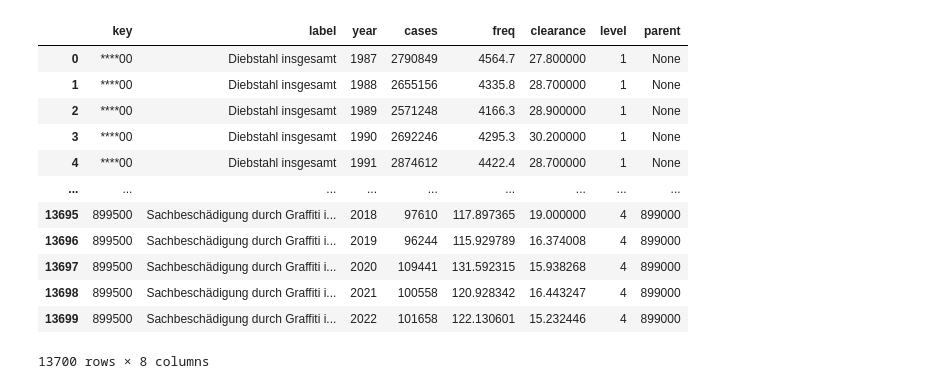
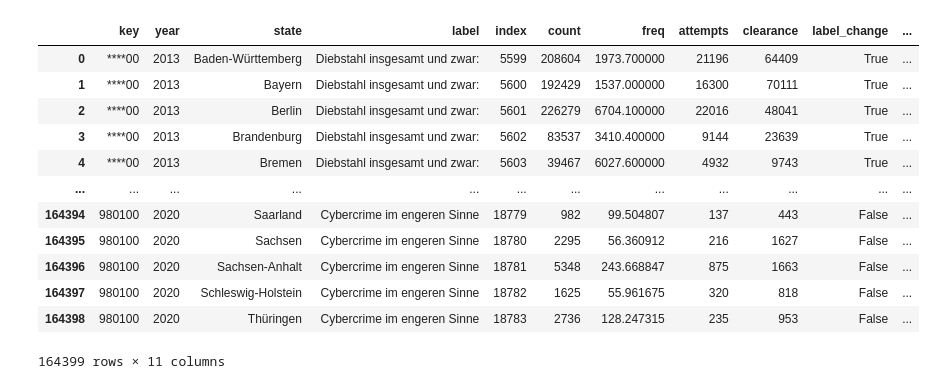
Before and after one commit to andmbg/pks, a Jupyter notebook: notebooks/zeitreihen.ipynb, the cells around one changed output. Saved outputs shown, nothing was run; the diff lists cells and outputs as text; code cells hidden in the pictures.

```diff
--- a/notebooks/zeitreihen.ipynb
+++ b/notebooks/zeitreihen.ipynb
@@ -16,16 +14,20 @@ data.columns = [
-# %%
-hierarchize_data(data)
-# %% [output]
-|  | key | label | year | cases | freq | clearance | level | parent |
-| 0 | ****00 | Diebstahl insgesamt | 1987 | 2790849 | 4564.7 | 27.800000 | 1 | None |
-| 1 | ****00 | Diebstahl insgesamt | 1988 | 2655156 | 4335.8 | 28.700000 | 1 | None |
-| 2 | ****00 | Diebstahl insgesamt | 1989 | 2571248 | 4166.3 | 28.900000 | 1 | None |
-| 3 | ****00 | Diebstahl insgesamt | 1990 | 2692246 | 4295.3 | 30.200000 | 1 | None |
-| 4 | ****00 | Diebstahl insgesamt | 1991 | 2874612 | 4422.4 | 28.700000 | 1 | None |
-| ... | ... | ... | ... | ... | ... | ... | ... | ... |
-| 13695 | 899500 | Sachbeschädigung durch Graffiti i... | 2018 | 97610 | 117.897365 | 19.000000 | 4 | 899000 |
-| 13696 | 899500 | Sachbeschädigung durch Graffiti i... | 2019 | 96244 | 115.929789 | 16.374008 | 4 | 899000 |
-| 13697 | 899500 | Sachbeschädigung durch Graffiti i... | 2020 | 109441 | 131.592315 | 15.938268 | 4 | 899000 |
-| 13698 | 899500 | Sachbeschädigung durch Graffiti i... | 2021 | 100558 | 120.928342 | 16.443247 | 4 | 899000 |
-| 13699 | 899500 | Sachbeschädigung durch Graffiti i... | 2022 | 101658 | 122.130601 | 15.232446 | 4 | 899000 |
-13700 rows × 8 columns
+# %%
+selected = ["621000", "620000", "621040"]
+
+data_raw = pd.read_parquet("../data/processed/pks.parquet")
+timerange = [min(data_raw.year), max(data_raw.year)]
+data_raw
+# %% [output]
+|  | key | year | state | label | index | count | freq | attempts | clearance | label_change | ... |
+| 0 | ****00 | 2013 | Baden-Württemberg | Diebstahl insgesamt und zwar: | 5599 | 208604 | 1973.700000 | 21196 | 64409 | True | ... |
+| 1 | ****00 | 2013 | Bayern | Diebstahl insgesamt und zwar: | 5600 | 192429 | 1537.000000 | 16300 | 70111 | True | ... |
+| 2 | ****00 | 2013 | Berlin | Diebstahl insgesamt und zwar: | 5601 | 226279 | 6704.100000 | 22016 | 48041 | True | ... |
+| 3 | ****00 | 2013 | Brandenburg | Diebstahl insgesamt und zwar: | 5602 | 83537 | 3410.400000 | 9144 | 23639 | True | ... |
+| 4 | ****00 | 2013 | Bremen | Diebstahl insgesamt und zwar: | 5603 | 39467 | 6027.600000 | 4932 | 9743 | True | ... |
+| ... | ... | ... | ... | ... | ... | ... | ... | ... | ... | ... | ... |
+| 164394 | 980100 | 2020 | Saarland | Cybercrime im engeren Sinne | 18779 | 982 | 99.504807 | 137 | 443 | False | ... |
+| 164395 | 980100 | 2020 | Sachsen | Cybercrime im engeren Sinne | 18780 | 2295 | 56.360912 | 216 | 1627 | False | ... |
+| 164396 | 980100 | 2020 | Sachsen-Anhalt | Cybercrime im engeren Sinne | 18781 | 5348 | 243.668847 | 875 | 1663 | False | ... |
+| 164397 | 980100 | 2020 | Schleswig-Holstein | Cybercrime im engeren Sinne | 18782 | 1625 | 55.961675 | 320 | 818 | False | ... |
+| 164398 | 980100 | 2020 | Thüringen | Cybercrime im engeren Sinne | 18783 | 2736 | 128.247315 | 235 | 953 | False | ... |
+164399 rows × 11 columns
```
Also changed, not shown: parts of 4 cells of this notebook, 5 other files.
